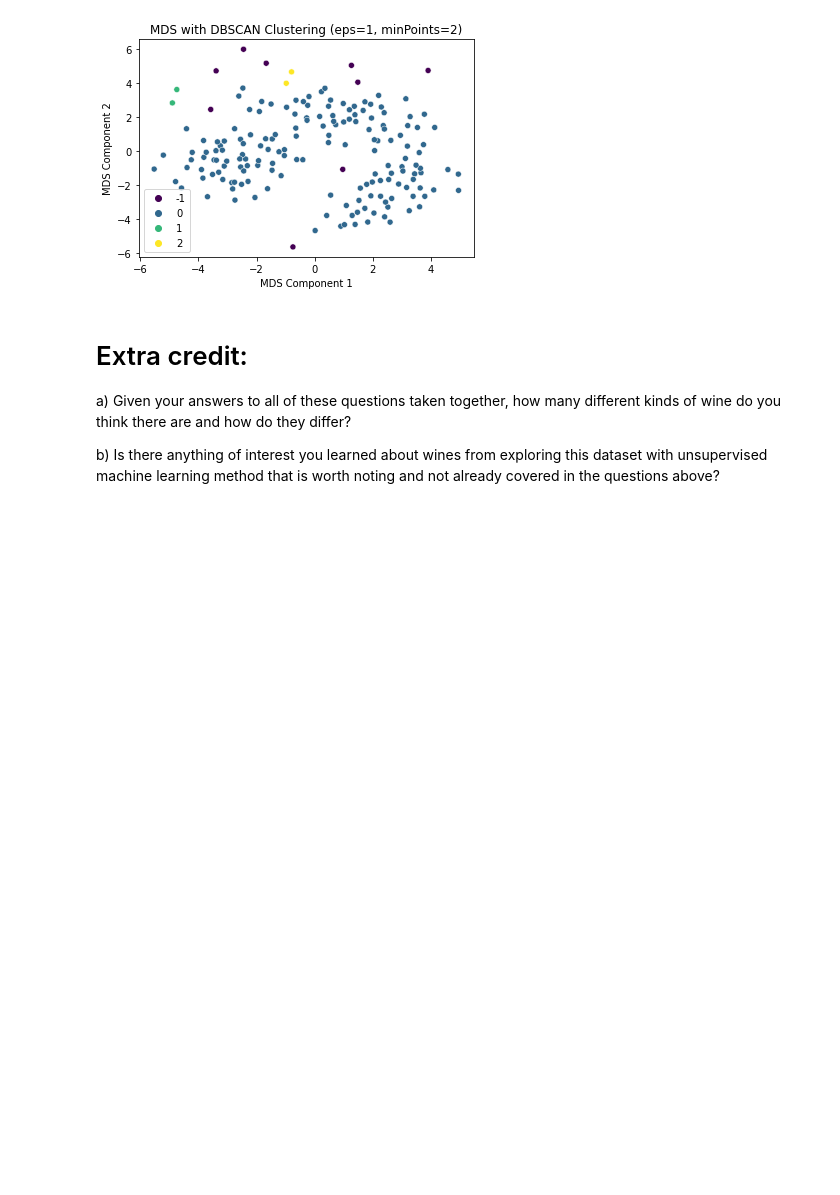
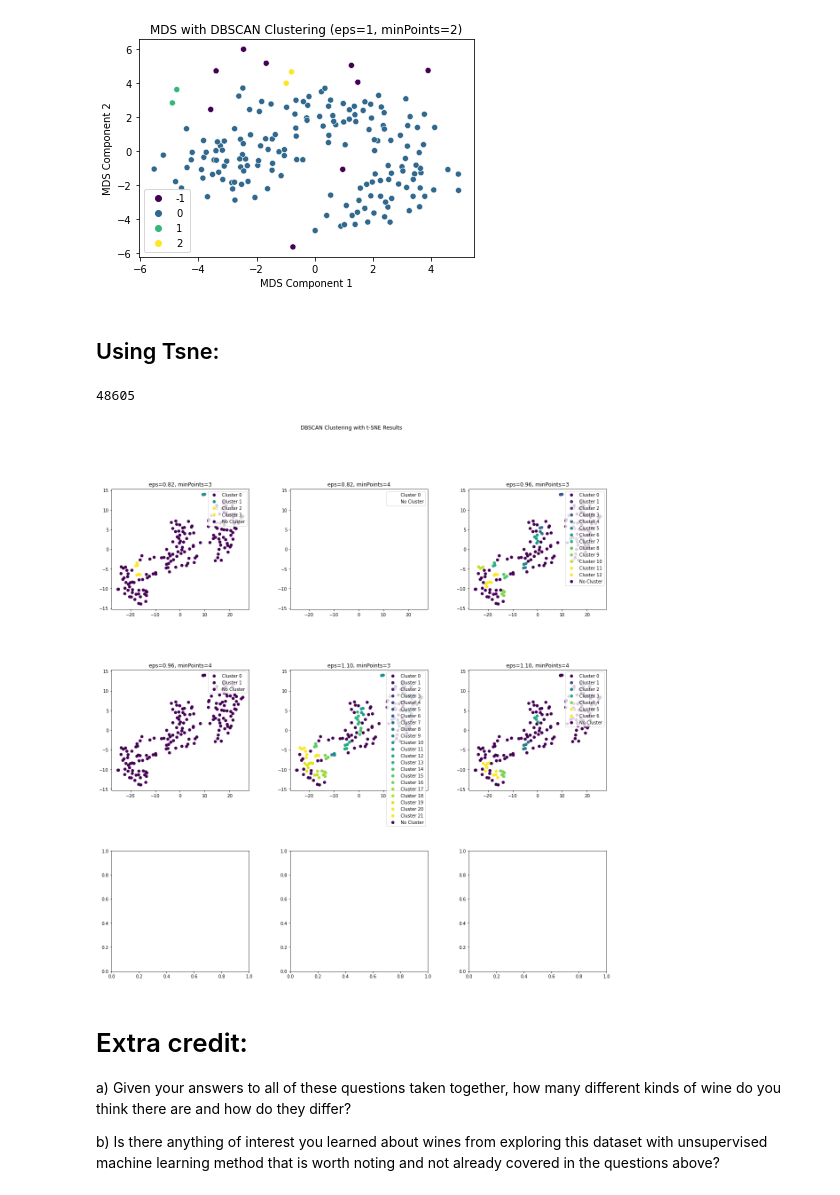
Before and after one commit to aragaomateus/fundamentalsOfML, a Jupyter notebook: HW5/Homework 5.ipynb, the cells around one changed output. Drawn from its saved outputs; the diff is of its cells as text; code cells hidden in the pictures; blank space fills up the shorter version.

```diff
--- a/HW5/Homework 5.ipynb
+++ b/HW5/Homework 5.ipynb
@@ -346,6 +426,53 @@ apply_dbscan(mds_results, "MDS", epsilon=1, min_points=2)
 [figure]
 [figure]
 [figure]
+# %% [markdown]
+## Using Tsne:
+# %%
+import numpy as np
+import matplotlib.pyplot as plt
+from sklearn.cluster import DBSCAN
+from sklearn.manifold import TSNE
+from sklearn.preprocessing import StandardScaler
+import random
+
+seed = random.randint(1, 100000)
+print(seed)
+
+# Define a range of epsilon and minPoints values to test
+epsilons = np.linspace(.82, 1.1, 3)
+min_points_list = np.arange(3, 5)
+
+# Function to apply DBSCAN and plot the results for a given epsilon and minPoints
+def apply_dbscan_subplot(data, epsilon, min_points, ax):
+    dbscan = DBSCAN(eps=epsilon, min_samples=min_points)
+    dbscan_labels = dbscan.fit_predict(data)
+    cmap = plt.get_cmap("viridis", len(set(dbscan_labels)) - 1)
+    scatter = ax.scatter(data[:, 0], data[:, 1], c=dbscan_labels, cmap=cmap)
+    ax.set_title(f"eps={epsilon:.2f}, minPoints={min_points}")
+
+    # Create legend
+    legend_elements = [plt.Line2D([0], [0], marker='o', color='w', label='Cluster ' + str(i),
+                                  markerfacecolor=cmap(i), markersize=8) for i in range(len(set(dbscan_labels))) if i != -1]
+    legend_elements.append(plt.Line2D([0], [0], marker='o', color='w', label='No Cluster',
+                                      markerfacecolor=cmap(-1), markersize=8))
+    ax.legend(handles=legend_elements, loc='upper right')
+
+# Create a 3x3 grid of subplots
+fig, axes = plt.subplots(3, 3, figsize=(20, 20))
+fig.suptitle("DBSCAN Clustering with t-SNE Results")
+
+# Test each permutation of epsilons and minPoints and plot the results
+for i, (epsilon, min_points) in enumerate(product(epsilons, min_points_list)):
+    row, col = divmod(i, 3)
+    apply_dbscan_subplot(tsne_results_20, epsilon, min_points, axes[row, col])
+
+# Adjust subplot spacing and show the figure
+plt.subplots_adjust(hspace=0.5, wspace=0.3)
+plt.show()
+# %% [output]
+48605
+[figure, added]
 # %% [markdown]
 # Extra credit:
 a) Given your answers to all of these questions taken together, how many different kinds of wine
```
Also changed, not shown: parts of 11 cells of this notebook.
